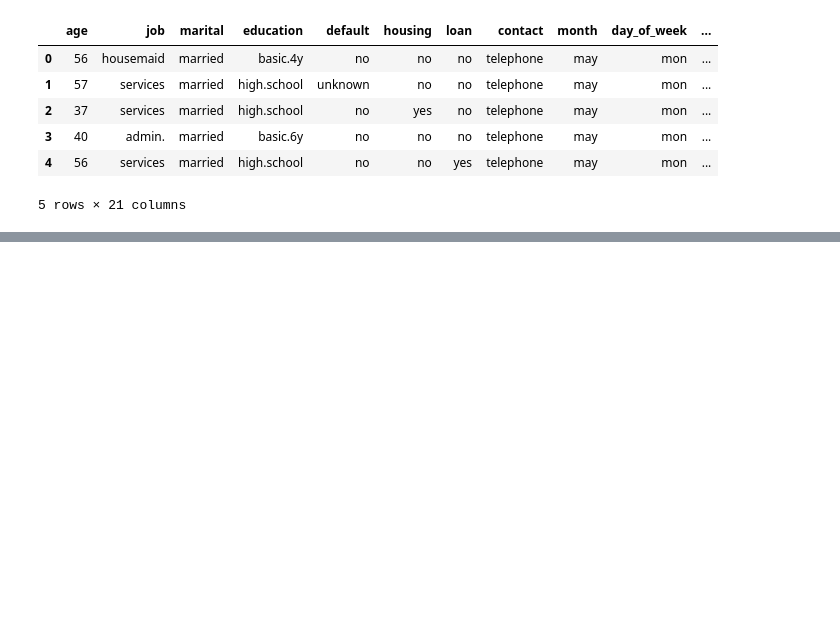
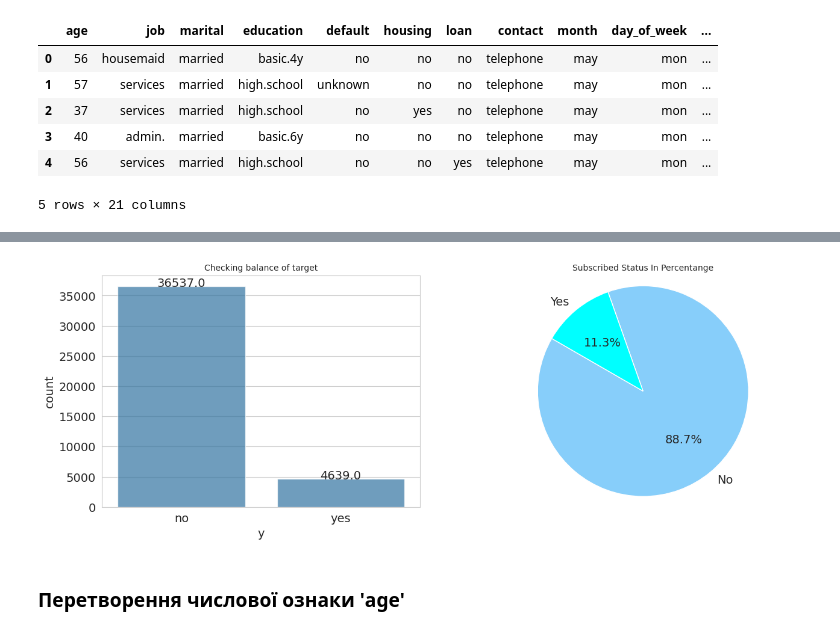
Before and after one commit to Alenushka2013/Bank-Marketing-Dataset-Machine-Learning-Project, a Jupyter notebook: Mid_term_Project.ipynb, the cells around one changed output, grey strips where cells are left out. Cells and saved outputs as stored; diff of their text form; code cells hidden in the pictures; blank space fills up the shorter version.

```diff
--- a/Mid_term_Project.ipynb
+++ b/Mid_term_Project.ipynb
@@ -158,0 +268,32 @@ memory usage: 6.6+ MB
+# %%
+plt.rcParams['figure.figsize']=15,5
+plt.subplot(121)
+plt.title('Checking balance of target', fontsize=10)
+s = sns.countplot(x="y", data=df, alpha=0.7)
+for p in s.patches:
+    s.annotate(format(p.get_height(), '.1f'),
+               (p.get_x() + p.get_width() / 2., p.get_height()),
+                ha = 'center', va = 'center',
+                xytext = (0, 4),
+                textcoords = 'offset points')
+
+
+ax = plt.subplot(122)
+mush_classpie = df['y'].value_counts()
+mush_size = mush_classpie.values.tolist()
+mush_types = mush_classpie.axes[0].tolist()
+mush_labels = 'No', 'Yes'
+colors = ['lightskyblue', '#00FFFF']
+plt.title('Subscribed Status In Percentange', fontsize=10)
+patches, texts, autotexts = plt.pie(mush_size, labels=mush_labels,  colors=colors,
+        autopct='%1.1f%%',  startangle=150)
+# for text,autotext in zip(texts,autotexts):
+#     text.set_fontsize(14)
+#     autotext.set_fontsize(14)
+
+plt.axis('equal')
+plt.show();
+# %% [output]
+[figure, added]
+# %% [markdown]
+### Перетворення числової ознаки 'age'
```
Also changed, not shown: parts of 110 cells of this notebook.
